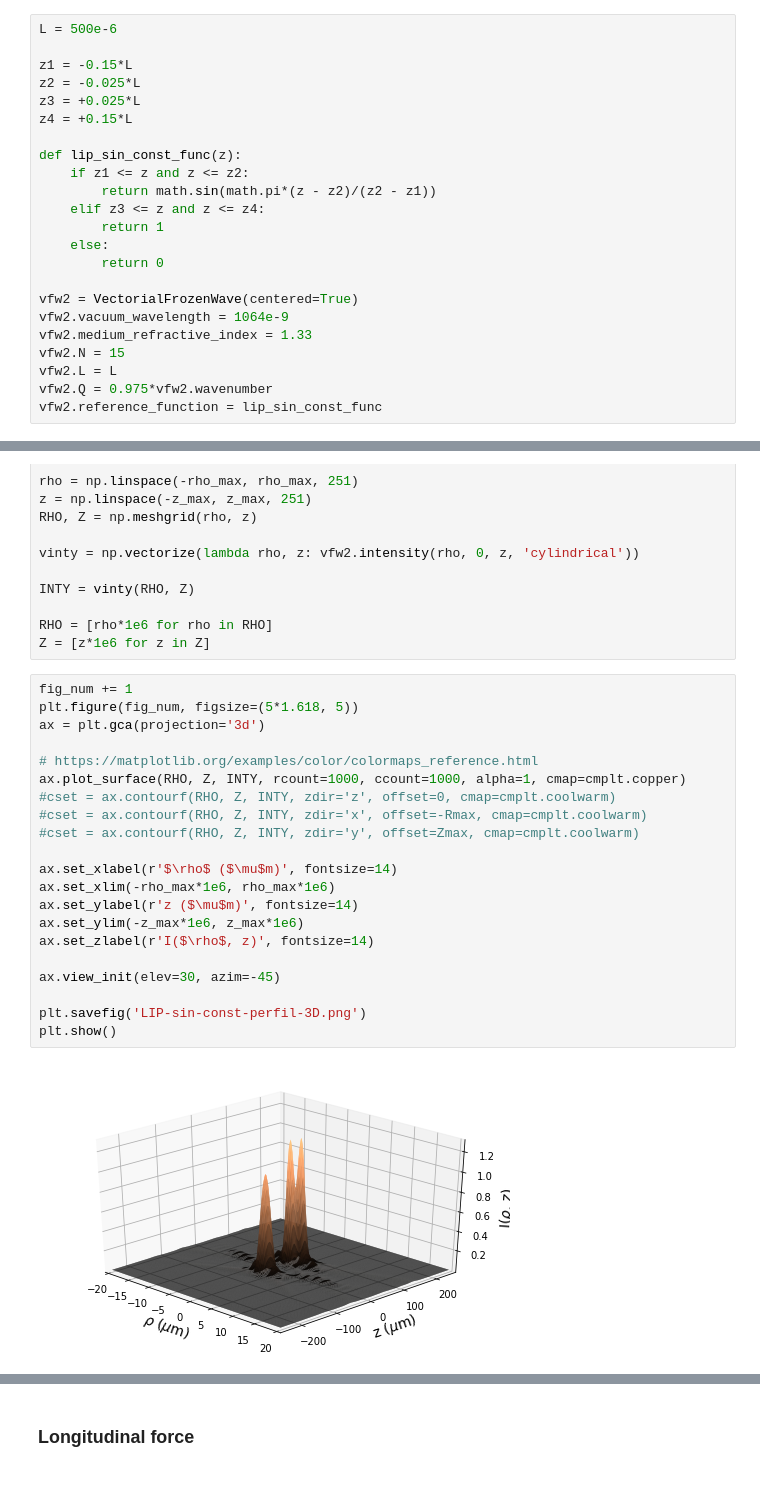
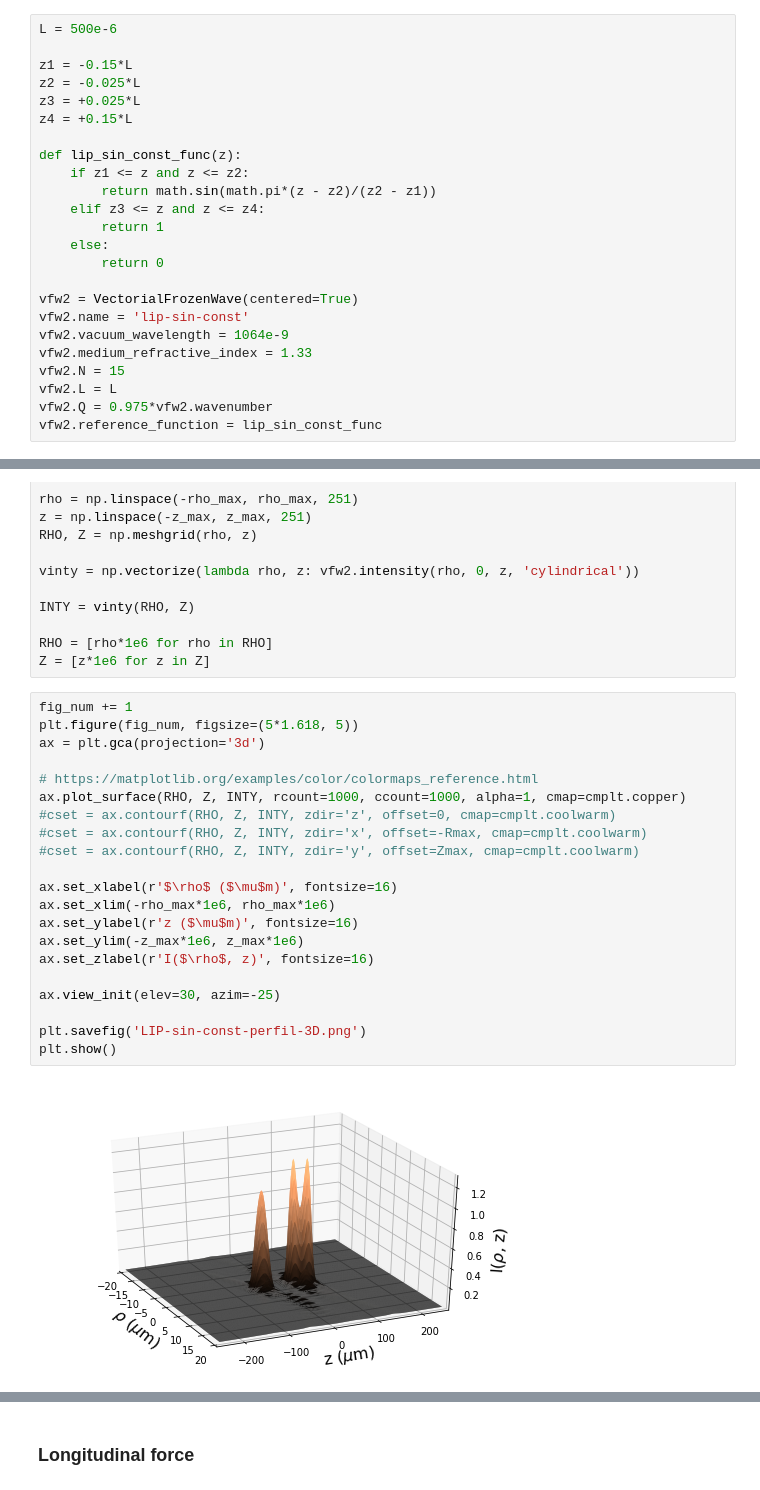
Before and after one commit to arantespp/opticalforces, a Jupyter notebook: examples/imoc2017-vec-frozen-wave/lip-sin-const-fw.ipynb, the cells around one changed output, grey strips where cells are left out. Saved outputs shown, nothing was run; the diff lists cells and outputs as text.

```diff
--- a/examples/imoc2017-vec-frozen-wave/lip-sin-const-fw.ipynb
+++ b/examples/imoc2017-vec-frozen-wave/lip-sin-const-fw.ipynb
@@ -34,6 +34,7 @@ def lip_sin_const_func(z):
         return 0
 
 vfw2 = VectorialFrozenWave(centered=True)
+vfw2.name = 'lip-sin-const'
 vfw2.vacuum_wavelength = 1064e-9
 vfw2.medium_refractive_index = 1.33
 vfw2.N = 15
@@ -82,23 +84,23 @@ Z = [z*1e6 for z in Z]
 # %%
 fig_num += 1
 plt.figure(fig_num, figsize=(5*1.618, 5))
 ax = plt.gca(projection='3d')
 
 # https://matplotlib.org/examples/color/colormaps_reference.html
 ax.plot_surface(RHO, Z, INTY, rcount=1000, ccount=1000, alpha=1, cmap=cmplt.copper)
 #cset = ax.contourf(RHO, Z, INTY, zdir='z', offset=0, cmap=cmplt.coolwarm)
 #cset = ax.contourf(RHO, Z, INTY, zdir='x', offset=-Rmax, cmap=cmplt.coolwarm)
 #cset = ax.contourf(RHO, Z, INTY, zdir='y', offset=Zmax, cmap=cmplt.coolwarm)
 
-ax.set_xlabel(r'$\rho$ ($\mu$m)', fontsize=14)
+ax.set_xlabel(r'$\rho$ ($\mu$m)', fontsize=16)
 ax.set_xlim(-rho_max*1e6, rho_max*1e6)
-ax.set_ylabel(r'z ($\mu$m)', fontsize=14)
+ax.set_ylabel(r'z ($\mu$m)', fontsize=16)
 ax.set_ylim(-z_max*1e6, z_max*1e6)
-ax.set_zlabel(r'I($\rho$, z)', fontsize=14)
+ax.set_zlabel(r'I($\rho$, z)', fontsize=16)
 
-ax.view_init(elev=30, azim=-45)
+ax.view_init(elev=30, azim=-25)
 
 plt.savefig('LIP-sin-const-perfil-3D.png')
 plt.show()
 # %% [output]
-[figure, old version]
+[figure, new version]
```
Also changed, not shown: parts of 18 cells of this notebook, 20 other files.
